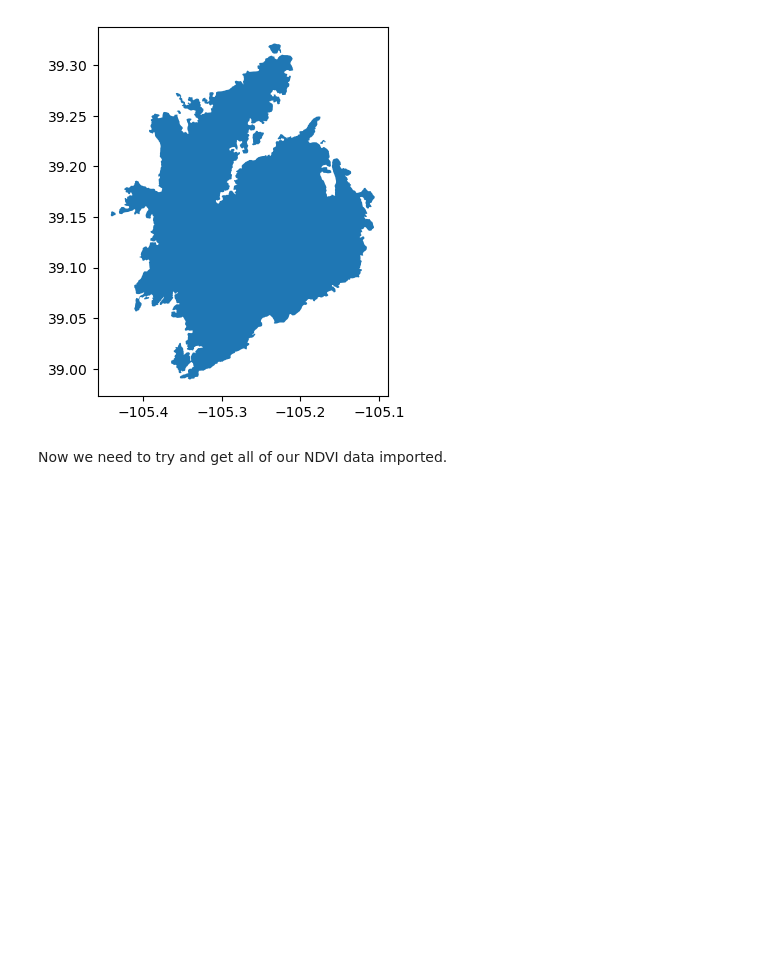
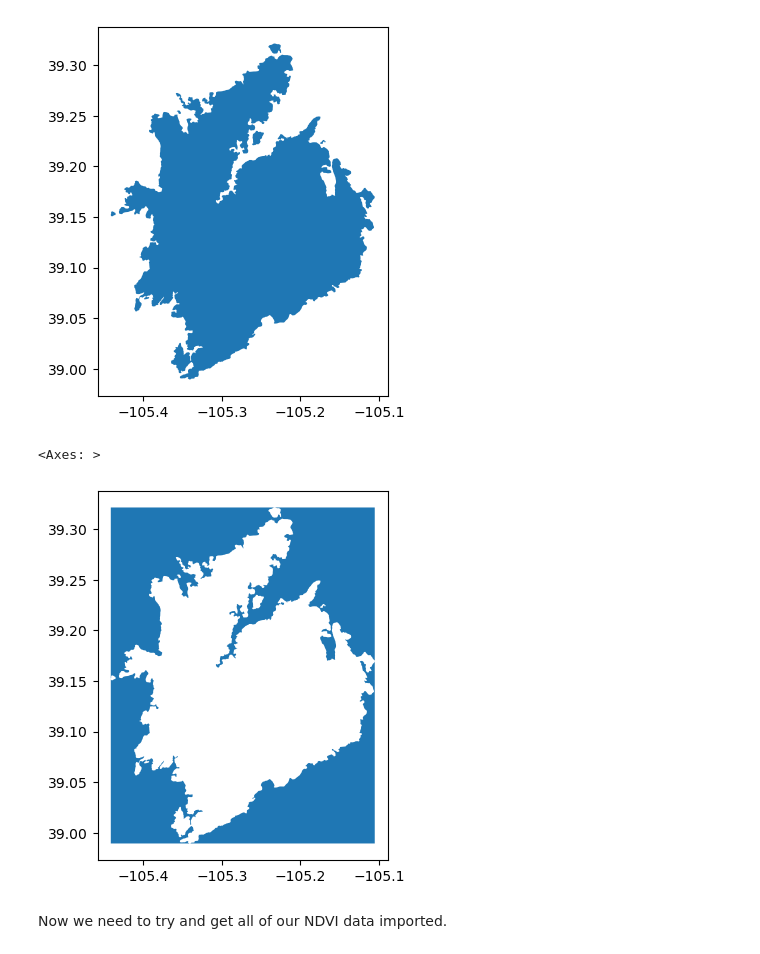
Before and after one commit to Keingtobin/hayman-analysis, a Jupyter notebook: notebooks/data_wrangle.ipynb, the cells around one changed output. Saved outputs shown, nothing was run; the diff lists cells and outputs as text; code cells hidden in the pictures; blank space fills up the shorter version.

Commit message:
figuring out my data

```diff
--- a/notebooks/data_wrangle.ipynb
+++ b/notebooks/data_wrangle.ipynb
@@ -33,6 +33,14 @@ hayman_bounds_gdf.plot()
 # %% [output]
 <Axes: >
 [figure]
+# %%
+# Grab a box surrounding the area, with the area cut out.
+bbox = box(*hayman_bounds_gdf.total_bounds)
+outside_hayman_bounds = gpd.GeoDataFrame(geometry=[bbox], crs=hayman_bounds_gdf.crs).overlay(hayman_bounds_gdf, how = "difference")
+outside_hayman_bounds.plot()
+# %% [output]
+<Axes: >
+[figure, added]
 # %% [markdown]
 Now we need to try and get all of our NDVI data imported.
 # %%
```
Also changed, not shown: parts of 5 cells of this notebook.
